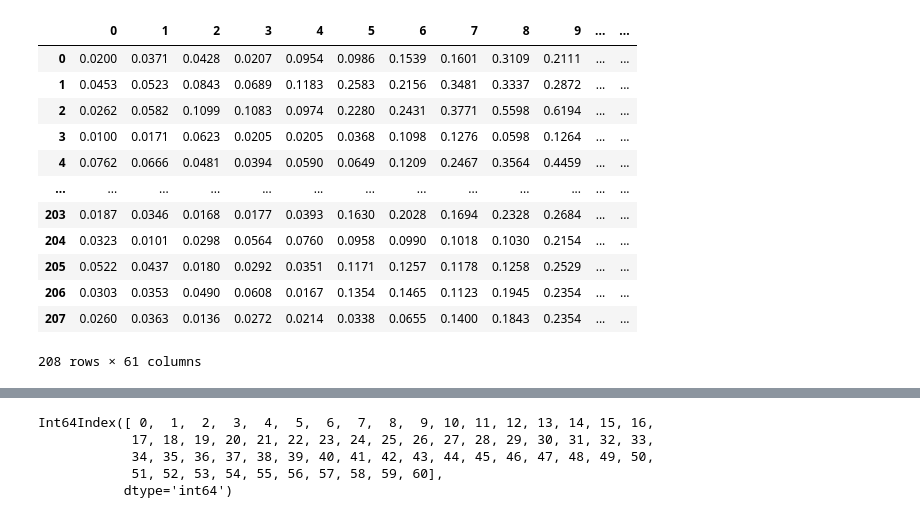
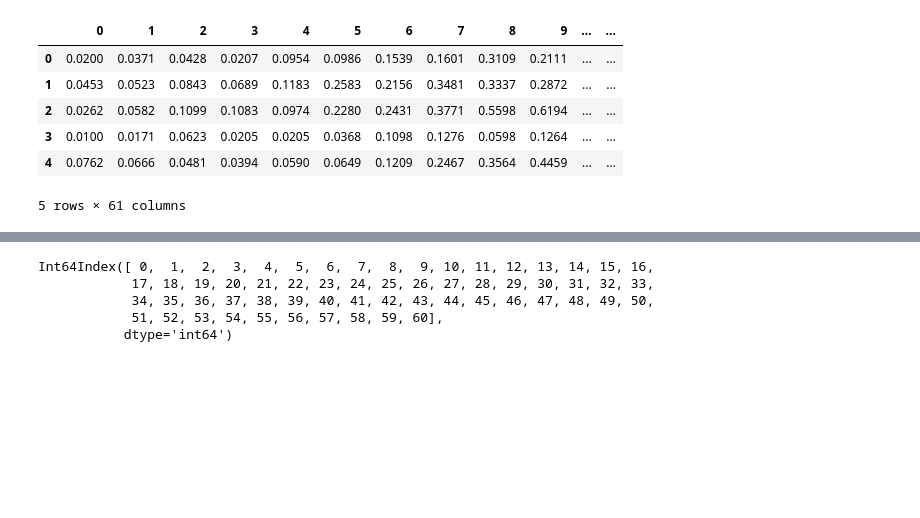
Before and after one commit to srikharshashi/learn-dl, a Jupyter notebook: dropout_reg.ipynb, the cells around one changed output, grey strips where cells are left out. Drawn from its saved outputs; the diff is of its cells as text; code cells hidden in the pictures; blank space fills up the shorter version.

```diff
--- a/dropout_reg.ipynb
+++ b/dropout_reg.ipynb
@@ -13,21 +13,15 @@ import warnings
 warnings.filterwarnings("ignore")
 # %%
 df=pd.read_csv("https://raw.githubusercontent.com/codebasics/deep-learning-keras-tf-tutorial/master/13_dropout_layer/sonar_dataset.csv",header=None)
-df
+df.head()
 # %% [output]
 |  | 0 | 1 | 2 | 3 | 4 | 5 | 6 | 7 | 8 | 9 | ... | ... |
 | 0 | 0.0200 | 0.0371 | 0.0428 | 0.0207 | 0.0954 | 0.0986 | 0.1539 | 0.1601 | 0.3109 | 0.2111 | ... | ... |
 | 1 | 0.0453 | 0.0523 | 0.0843 | 0.0689 | 0.1183 | 0.2583 | 0.2156 | 0.3481 | 0.3337 | 0.2872 | ... | ... |
 | 2 | 0.0262 | 0.0582 | 0.1099 | 0.1083 | 0.0974 | 0.2280 | 0.2431 | 0.3771 | 0.5598 | 0.6194 | ... | ... |
 | 3 | 0.0100 | 0.0171 | 0.0623 | 0.0205 | 0.0205 | 0.0368 | 0.1098 | 0.1276 | 0.0598 | 0.1264 | ... | ... |
 | 4 | 0.0762 | 0.0666 | 0.0481 | 0.0394 | 0.0590 | 0.0649 | 0.1209 | 0.2467 | 0.3564 | 0.4459 | ... | ... |
-| ... | ... | ... | ... | ... | ... | ... | ... | ... | ... | ... | ... | ... |
-| 203 | 0.0187 | 0.0346 | 0.0168 | 0.0177 | 0.0393 | 0.1630 | 0.2028 | 0.1694 | 0.2328 | 0.2684 | ... | ... |
-| 204 | 0.0323 | 0.0101 | 0.0298 | 0.0564 | 0.0760 | 0.0958 | 0.0990 | 0.1018 | 0.1030 | 0.2154 | ... | ... |
-| 205 | 0.0522 | 0.0437 | 0.0180 | 0.0292 | 0.0351 | 0.1171 | 0.1257 | 0.1178 | 0.1258 | 0.2529 | ... | ... |
-| 206 | 0.0303 | 0.0353 | 0.0490 | 0.0608 | 0.0167 | 0.1354 | 0.1465 | 0.1123 | 0.1945 | 0.2354 | ... | ... |
-| 207 | 0.0260 | 0.0363 | 0.0136 | 0.0272 | 0.0214 | 0.0338 | 0.0655 | 0.1400 | 0.1843 | 0.2354 | ... | ... |
-208 rows × 61 columns
+5 rows × 61 columns
 # %%
 df.describe()
 # %% [output]
```
Also changed, not shown: parts of 24 cells of this notebook.
